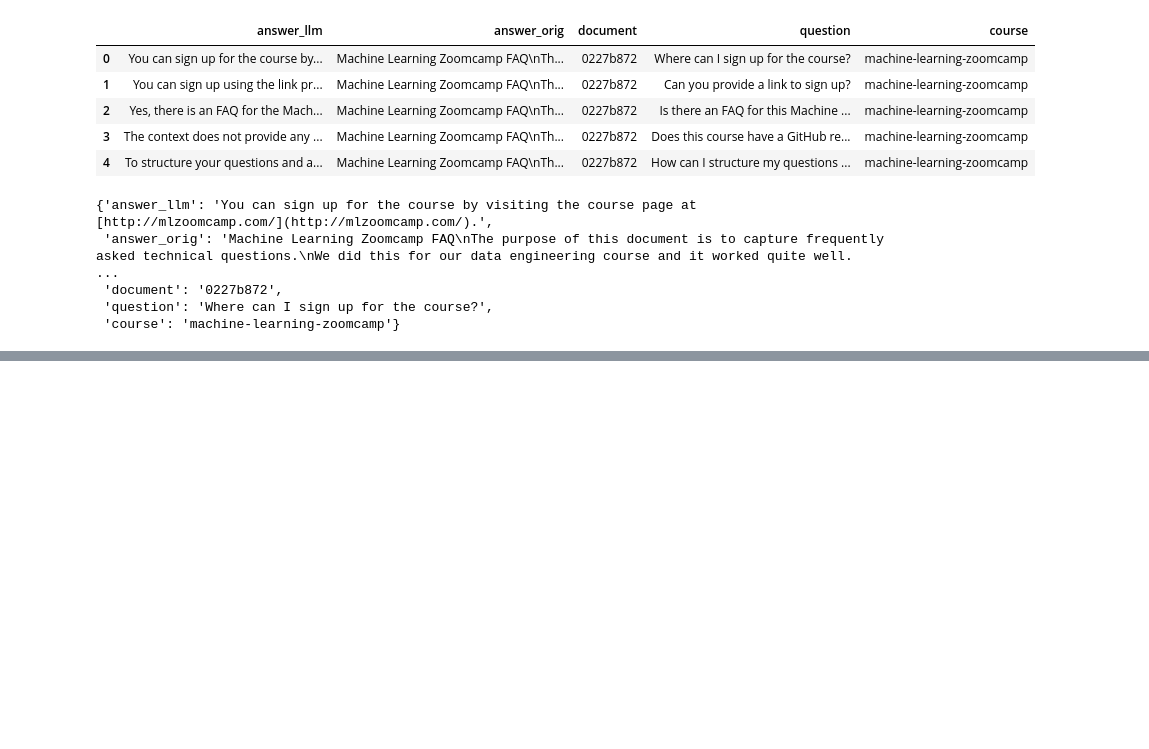
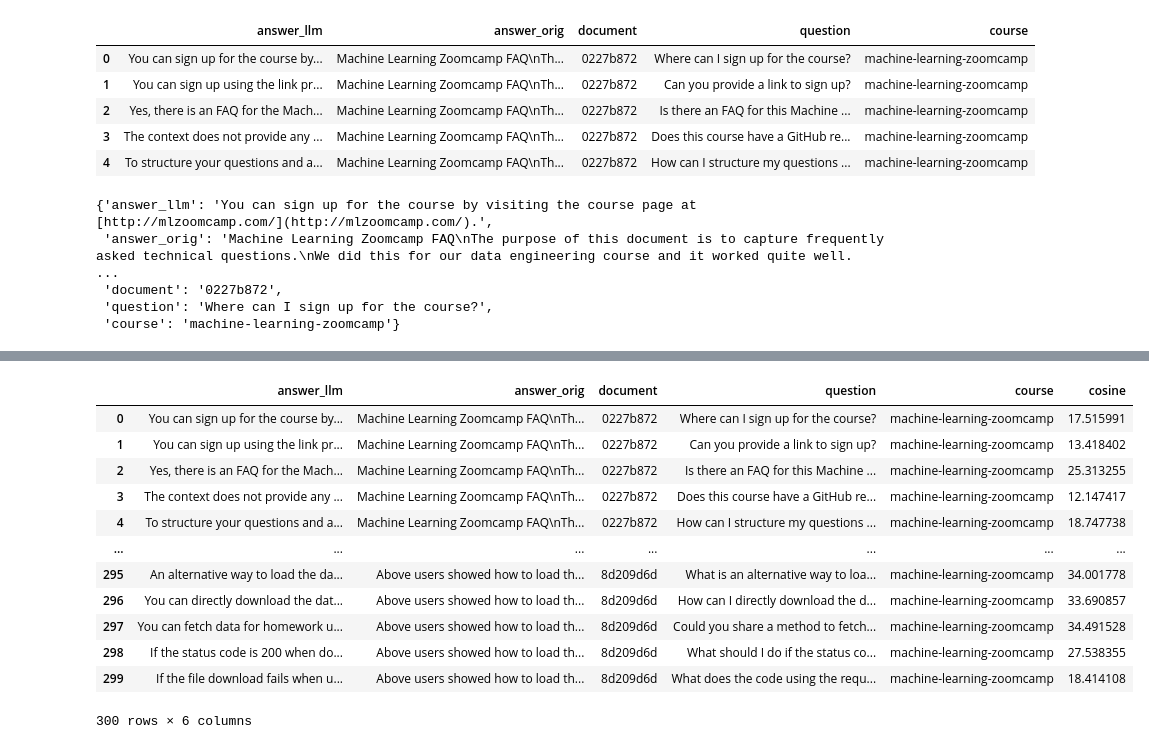
Before and after one commit to Shankar-Hadimani/mini-qa-llm-rag, a Jupyter notebook: 04-monitoring/offline-rag-evaluation-assignment.ipynb, the cells around one changed output, grey strips where cells are left out. Drawn from its saved outputs; the diff is of its cells as text; code cells hidden in the pictures; blank space fills up the shorter version.

```diff
--- a/04-monitoring/offline-rag-evaluation-assignment.ipynb
+++ b/04-monitoring/offline-rag-evaluation-assignment.ipynb
@@ -407,0 +128,2 @@ df.head()
+# %%
+answer_llm = df.iloc[0].answer_llm
@@ -407,0 +147,9 @@ df.head()
+# %%
+def compute_similarity(record):
+    answer_orig = record['answer_orig']
+    answer_llm = record['answer_llm']
+
+    v_llm = model.encode(answer_llm)
+    v_orig = model.encode(answer_orig)
+
+    return v_llm.dot(v_orig)
@@ -407,0 +158,9 @@ df.head()
+# %%
+similarity = []
+
+for record in tqdm(results_gpt4o_mini_dict):
+    sim = compute_similarity(record)
+    similarity.append(sim)
+# %%
+df['cosine'] = similarity
+df['cosine'].describe()
@@ -407,0 +178,16 @@ df.head()
+# %%
+df
+# %% [output]
+|  | answer_llm | answer_orig | document | question | course | cosine |
+| 0 | You can sign up for the course by... | Machine Learning Zoomcamp FAQ\nTh... | 0227b872 | Where can I sign up for the course? | machine-learning-zoomcamp | 17.515991 |
+| 1 | You can sign up using the link pr... | Machine Learning Zoomcamp FAQ\nTh... | 0227b872 | Can you provide a link to sign up? | machine-learning-zoomcamp | 13.418402 |
+| 2 | Yes, there is an FAQ for the Mach... | Machine Learning Zoomcamp FAQ\nTh... | 0227b872 | Is there an FAQ for this Machine ... | machine-learning-zoomcamp | 25.313255 |
+| 3 | The context does not provide any ... | Machine Learning Zoomcamp FAQ\nTh... | 0227b872 | Does this course have a GitHub re... | machine-learning-zoomcamp | 12.147417 |
+| 4 | To structure your questions and a... | Machine Learning Zoomcamp FAQ\nTh... | 0227b872 | How can I structure my questions ... | machine-learning-zoomcamp | 18.747738 |
+| ... | ... | ... | ... | ... | ... | ... |
+| 295 | An alternative way to load the da... | Above users showed how to load th... | 8d209d6d | What is an alternative way to loa... | machine-learning-zoomcamp | 34.001778 |
+| 296 | You can directly download the dat... | Above users showed how to load th... | 8d209d6d | How can I directly download the d... | machine-learning-zoomcamp | 33.690857 |
+| 297 | You can fetch data for homework u... | Above users showed how to load th... | 8d209d6d | Could you share a method to fetch... | machine-learning-zoomcamp | 34.491528 |
+| 298 | If the status code is 200 when do... | Above users showed how to load th... | 8d209d6d | What should I do if the status co... | machine-learning-zoomcamp | 27.538355 |
+| 299 | If the file download fails when u... | Above users showed how to load th... | 8d209d6d | What does the code using the requ... | machine-learning-zoomcamp | 18.414108 |
+300 rows × 6 columns
```
Also changed, not shown: parts of 77 cells of this notebook.
